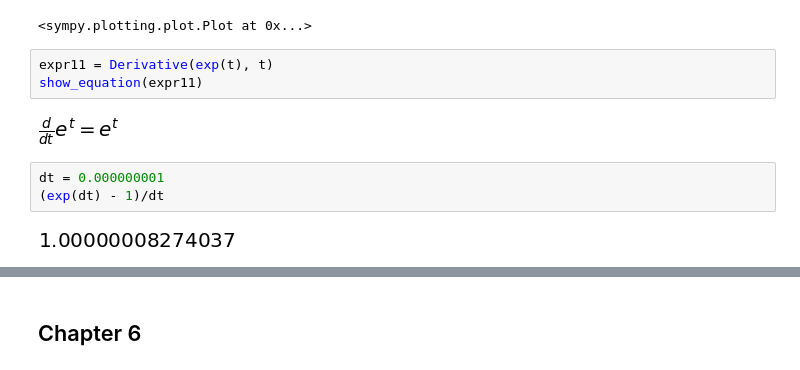
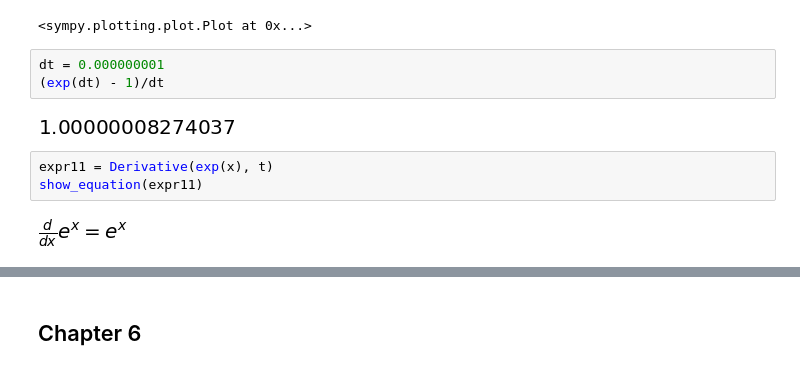
Before and after one commit to xdanger/notebooks, a Jupyter notebook: Mathematics/Essence of Caculus.ipynb, the cells around one changed output, grey strips where cells are left out. Drawn from its saved outputs; the diff is of its cells as text.

```diff
--- a/Mathematics/Essence of Caculus.ipynb
+++ b/Mathematics/Essence of Caculus.ipynb
@@ -242,14 +242,14 @@ plot(expr10.subs(a, 0.8), (t, -2, 4))
 # %% [output]
 [figure]
 <sympy.plotting.plot.Plot at 0x...>
-# %%
-expr11 = Derivative(exp(t), t)
-show_equation(expr11)
-# %% [output]
-[figure, removed]
 # %%
 dt = 0.000000001
 (exp(dt) - 1)/dt
 # %% [output]
 [figure]
+# %%
+expr11 = Derivative(exp(x), t)
+show_equation(expr11)
+# %% [output]
+[figure, added]
 # %%
```
Also changed, not shown: parts of 1 cell of this notebook.
